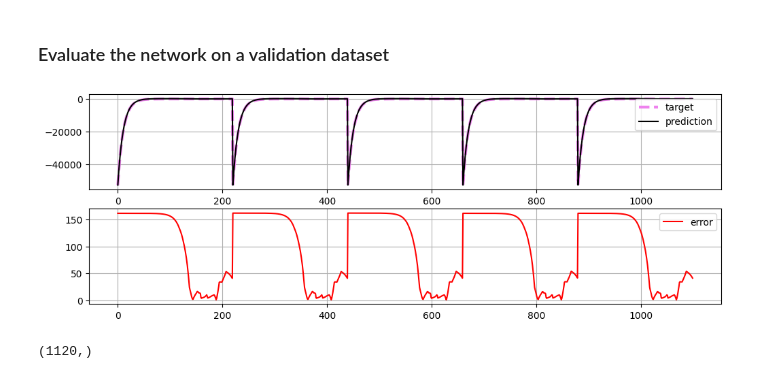
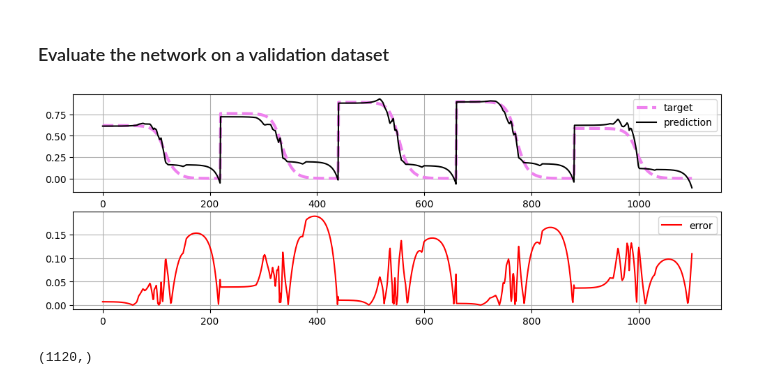
Before and after one commit to salar96/LearningFLPO, a Jupyter notebook: learn_LSE.ipynb, the cells around one changed output. Drawn from its saved outputs; the diff is of its cells as text; code cells hidden in the pictures.

```diff
--- a/learn_LSE.ipynb
+++ b/learn_LSE.ipynb
@@ -59,24 +75,32 @@ l4-l1:-6.250
 ### Create dataset
 # %%
 # function to generate logsum dataset
-def logsum_dataset(n_curves, b_min, b_max, b_grow, D_min_range, D_max_range, len_Darray, approx_log_sum_flr, io_scale):
+def logsum_dataset(n_curves, b_min, b_max, b_grow, D_min_range, D_max_range, D_max_scale, len_Darray_range, approx_log_sum_flr, io_scale):
     b_array = createBetaArray(b_min, b_max, b_grow)
     n_beta_per_curve = len(b_array)
     n_data = n_curves * n_beta_per_curve
     In = torch.zeros((n_data, 3), dtype=torch.float32)
     Out = torch.zeros((n_data,1), dtype=torch.float32)
+    len_D_ARR = []
 
     cnt = 0
     for c in range(n_curves):
 
+        len_Darray = int(np.random.uniform(len_Darray_range[0], len_Darray_range[1]))
         D_min = np.random.uniform(D_min_range[0], D_min_range[1])
         D_max = D_min + np.random.uniform(D_max_range[0], D_max_range[1])
         D_array = np.random.uniform(D_min, D_max, len_Darray)
         if approx_log_sum_flr:
-            D_array_dum = np.arange(1,len_Darray+1)*2 + D_min
+            D_array_dum = np.linspace(D_min, D_max_scale, len_Darray)
             F_min = logSumExp(D_array_dum, b_min)
+            F_min1 = logSumExp(D_array, b_min)
+            print(f"F_min approx: {F_min:.3e}")
+            print(f"F_min true: {F_min1:.3e}")
+            print(f"D_min approx:{D_array_dum}")
+            print(f"D_min true:{np.sort(D_array)}")
         else:
             F_min = logSumExp(D_array, b_min)
+            print(f"F_min true: {F_min:.3e}")
         F_min = io_scale * F_min
         F_max = io_scale * np.min(D_array)
 
@@ -84,9 +108,10 @@ def logsum_dataset(n_curves, b_min, b_max, b_grow, D_min_range, D_max_range, len
             Fb = io_scale * logSumExp(D_array, b)
             In[cnt,:] = torch.tensor([F_min, F_max, b])
             Out[cnt,:] = torch.tensor([Fb])
+            len_D_ARR.append(len_Darray)
             cnt += 1
 
-    return In, Out
+    return In, Out, len_D_ARR
 # %%
 
 # beta limits
@@ -94,15 +119,16 @@ b_min = 1e-4
 b_max = 1e5
 b_grow = 1.1
 b_array = createBetaArray(b_min, b_max, b_grow)
-print(f'len b_array: {b_array.shape}')
+print(f'len b_array:\t{b_array.shape}')
 
 # torch input and output arrays
-n_curves = 200
-len_Darray = 200
+n_curves = 1
+len_Darray_range = [10,10]
 D_min_range = [0.001, 1] # minimum value of D_array is picked at random from this range
 D_max_range = [1, 10] # maximum value of D_array is picked at random from the range dmin + D_max_range
-IO_scale = 0.5
+D_max_scale = np.max(np.array(D_min_range) + np.array(D_max_range))
+IO_scale = 1
 
-In, Out = logsum_dataset(n_curves, b_min, b_max, b_grow, D_min_range, D_max_range, len_Darray, approx_log_sum_flr=False, io_scale=IO_scale)
-print(f'In: {In.size()}\tOut: {Out.size()}')
+In, Out, len_D_ARR = logsum_dataset(n_curves, b_min, b_max, b_grow, D_min_range, D_max_range, D_max_scale, len_Darray_range, approx_log_sum_flr=True, io_scale=IO_scale)
+print(f'In:\t{In.size()}\nOut:\t{Out.size()}\nlen_D_ARR\tsize:{len(len_D_ARR)}\tmin:{np.min(len_D_ARR)}\tmax:{np.max(len_D_ARR)}\tmean:{np.mean(len_D_ARR)}')
 # %% [output]
@@ -298,40 +332,40 @@ plt.show()
 # %%
 b_min_v = b_array[0]
 b_max_v = b_array[-1]
 b_grow_v = 1.1
 b_array_v = createBetaArray(b_min_v, b_max_v, b_grow_v)
 n_curves_v = 5
 D_min_range_v = [0.0001,1]
 D_max_range_v = [1,2]
-len_Darray_v = len_Darray
-In_val, Out_val = logsum_dataset(n_curves=n_curves_v,
+len_Darray_range_v = len_Darray_range
+In_val, Out_val, len_D_ARR_v = logsum_dataset(n_curves=n_curves_v,
                     b_min=b_min_v, b_max=b_max_v, b_grow=b_grow_v, D_min_range=D_min_range_v,
-                    D_max_range=D_max_range_v, len_Darray=len_Darray_v,
-                    approx_log_sum_flr=True, io_scale=IO_scale)
+                    D_max_range=D_max_range_v, len_Darray_range=len_Darray_range_v,
+                    approx_log_sum_flr=False, io_scale=IO_scale)
 pred_val = NN_logSum(In_val).detach()
 
 st = 0
-Out_val_np = (Out_val.numpy().flatten()/IO_scale)[st:] - (1 / np.tile(b_array_v, n_curves_v) * np.log(len_Darray_v))[st:] + (In_val[:,1].numpy().flatten()/IO_scale)[st:]
-pred_val_np = (pred_val.numpy().flatten()/IO_scale)[st:] - (1 / np.tile(b_array_v, n_curves_v) * np.log(len_Darray_v))[st:] + (In_val[:,1].numpy().flatten()/IO_scale)[st:]
+Out_val_np = (Out_val.numpy().flatten()/IO_scale)[st:] #- (1 / np.tile(b_array_v, n_curves_v) * np.log(len_D_ARR_v))[st:] + (In_val[:,1].numpy().flatten()/IO_scale)[st:]
+pred_val_np = (pred_val.numpy().flatten()/IO_scale)[st:] #- (1 / np.tile(b_array_v, n_curves_v) * np.log(len_D_ARR_v))[st:] + (In_val[:,1].numpy().flatten()/IO_scale)[st:]
 
 plt.figure(figsize=(12,4))
 plt.subplot(2,1,1)
 plt.plot(Out_val_np, label='target', color='violet', linestyle='dashed', linewidth=3)
 plt.plot(pred_val_np, label='prediction', color='black')
 plt.grid()
 plt.xticks()
 plt.legend()
 
 plt.subplot(2,1,2)
 error_val = np.abs(pred_val_np - Out_val_np)
 # plt.subplot(1,2,2)
 plt.plot(error_val, label='error', color='red')
 plt.legend()
 plt.grid()
 
 plt.show()
 # %% [output]
-[figure, old version]
+[figure, new version]
 # %%
 Out_val_np.shape
 # %% [output]
```
Also changed, not shown: parts of 10 cells of this notebook, 3 other files.
